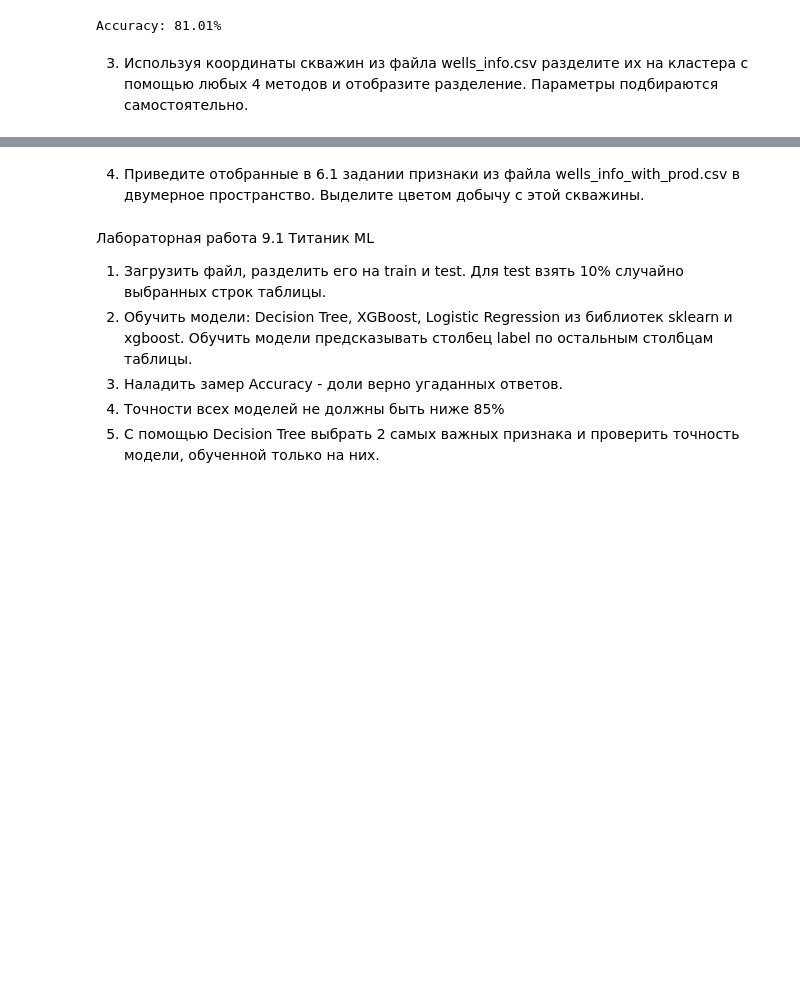
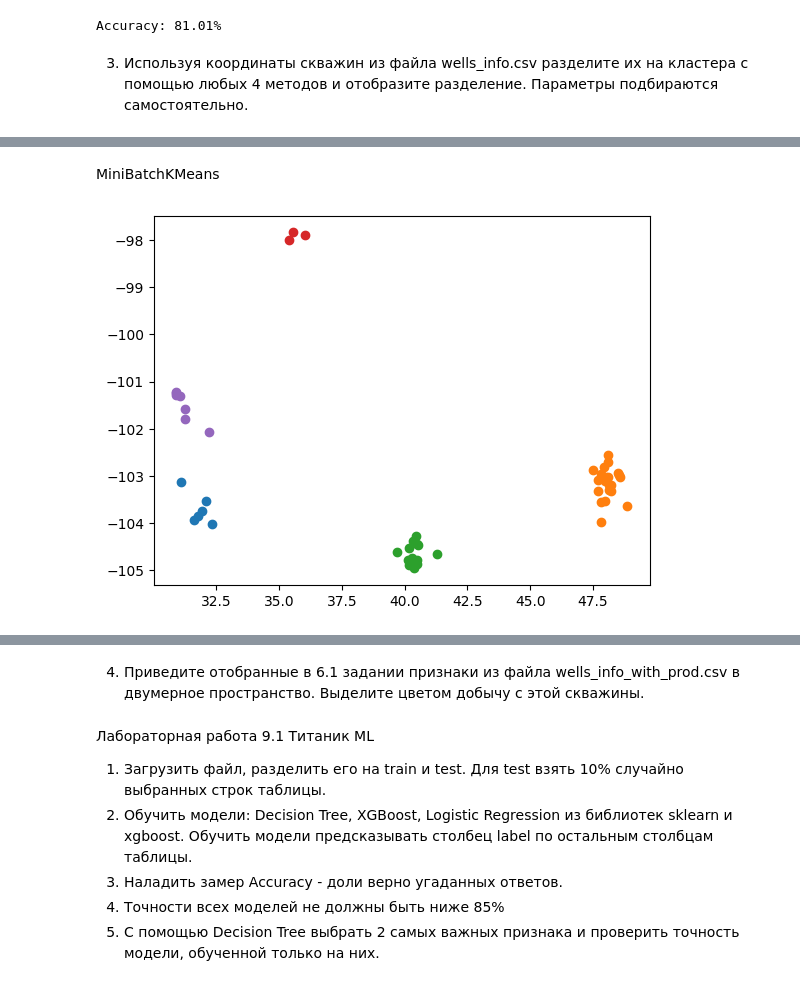
Before and after one commit to Grenka054/dPAK-2, a Jupyter notebook: 9/nineth.ipynb, the cells around one changed output, grey strips where cells are left out. Drawn from its saved outputs; the diff is of its cells as text; code cells hidden in the pictures; blank space fills up the shorter version.

```diff
--- a/9/nineth.ipynb
+++ b/9/nineth.ipynb
@@ -259,3 +259,8 @@ print('Accuracy: {:.2%}'.format(acc))
 Accuracy: 81.01%
 # %% [markdown]
 3. Используя координаты скважин из файла wells_info.csv разделите их на кластера с помощью любых 4 методов и отобразите разделение. Параметры подбираются самостоятельно.
+# %%
+wells_info = pd.read_csv('data/wells_info.csv')
+wells_coords = wells_info[["BottomHoleLatitude", "BottomHoleLongitude"]]
+data = np.array(wells_coords)
+wells_coords.head()
@@ -261,0 +274,7 @@ Accuracy: 81.01%
+# %%
+def show_clasters(model, data):
+    clusters = model.fit_predict(data)
+    for cl in np.unique(clusters):
+        data_ = data[clusters == cl]
+        plt.scatter(data_[:, 0], data_[:, 1])
+    plt.show()
@@ -261,0 +283,7 @@ Accuracy: 81.01%
+# %% [markdown]
+MiniBatchKMeans
+# %%
+model = MiniBatchKMeans(n_clusters=5, n_init='auto')
+show_clasters(model, data)
+# %% [output]
+[figure, added]
```
Also changed, not shown: parts of 12 cells of this notebook, 1 other file.
